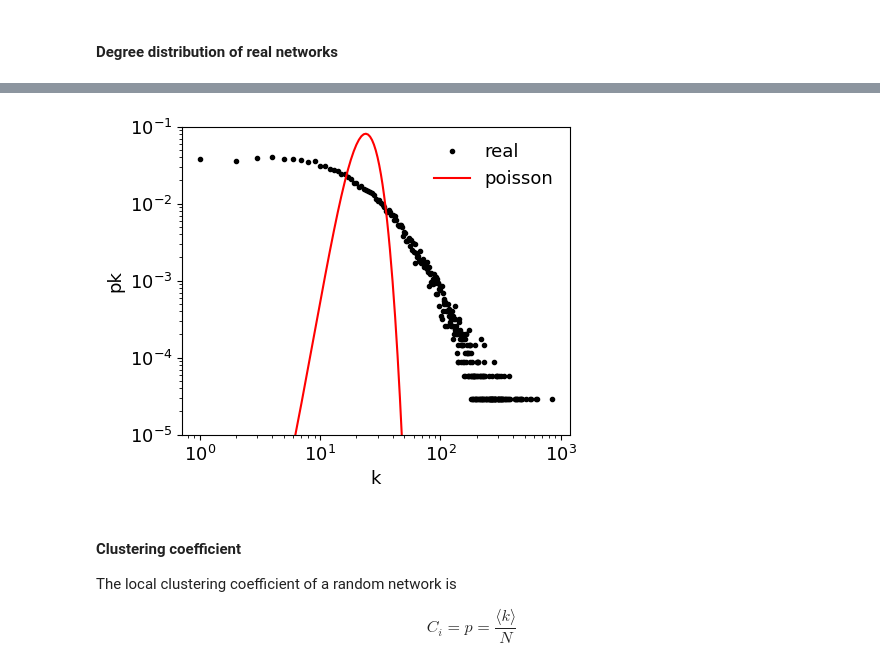
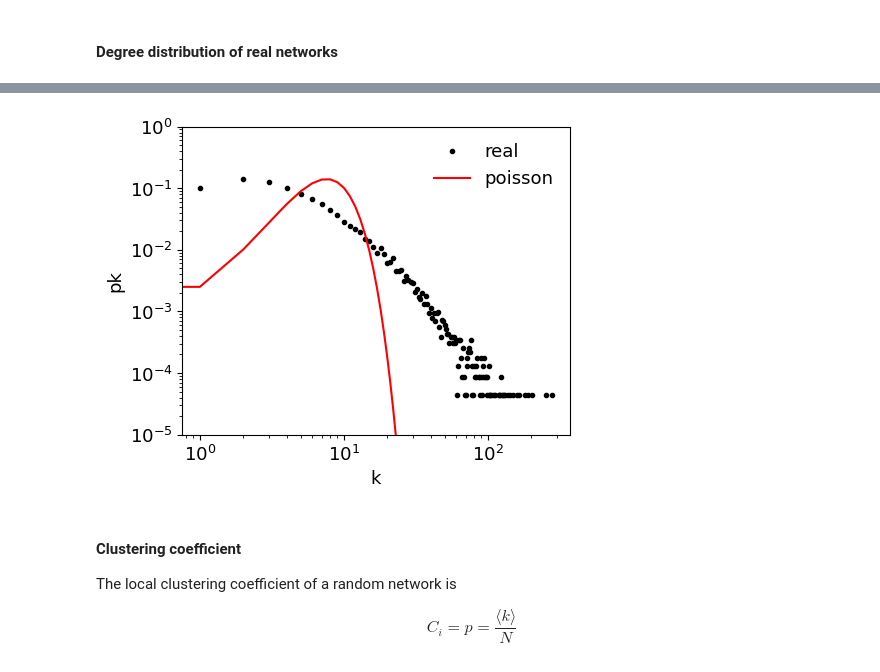
Before and after one commit to Ziaeemehr/netsci, a Jupyter notebook: examples/chap_03.ipynb, the cells around one changed output, grey strips where cells are left out. Saved outputs shown, nothing was run; the diff lists cells and outputs as text; code cells hidden in the pictures.

```diff
--- a/examples/chap_03.ipynb
+++ b/examples/chap_03.ipynb
@@ -184,0 +172,3 @@ Connectivity                            :         disconnected
+# %%
+G_collab = load_sample_graph('Collaboration', verbose=True)
+graph_info(G_collab)
@@ -185,29 +186,28 @@ Connectivity                            :         disconnected
 # %%
 # plot pk versus k
 
 from collections import Counter
-degrees = [G_hp.degree(n) for n in G_hp.nodes()]
+degrees = [G_collab.degree(n) for n in G_collab.nodes()]
 degree_count = Counter(degrees)
 k, pk = zip(*degree_count.items())
 k = np.array(k)
 pk = np.array(pk)/sum(pk)
 
 plt.figure(figsize=(5,4))
 plt.loglog(k, pk, 'k.', label='real')
 plt.xlabel("k")
 plt.ylabel("pk");
 
 # add poisson distribution to graph
-
 from scipy.stats import poisson
 
 k = np.arange(0, max(degrees)+1)
 pk_poisson = poisson.pmf(k, np.mean(degrees))
 plt.loglog(k, pk_poisson, 'r', label='poisson')
-plt.ylim([1e-5, 1e-1])
+plt.ylim([1e-5, 1])
 plt.legend(frameon=False);
 # %% [output]
-[figure, old version]
+[figure, new version]
 # %% [markdown]
 #### Clustering coefficient
 
```
Also changed, not shown: parts of 3 cells of this notebook.
